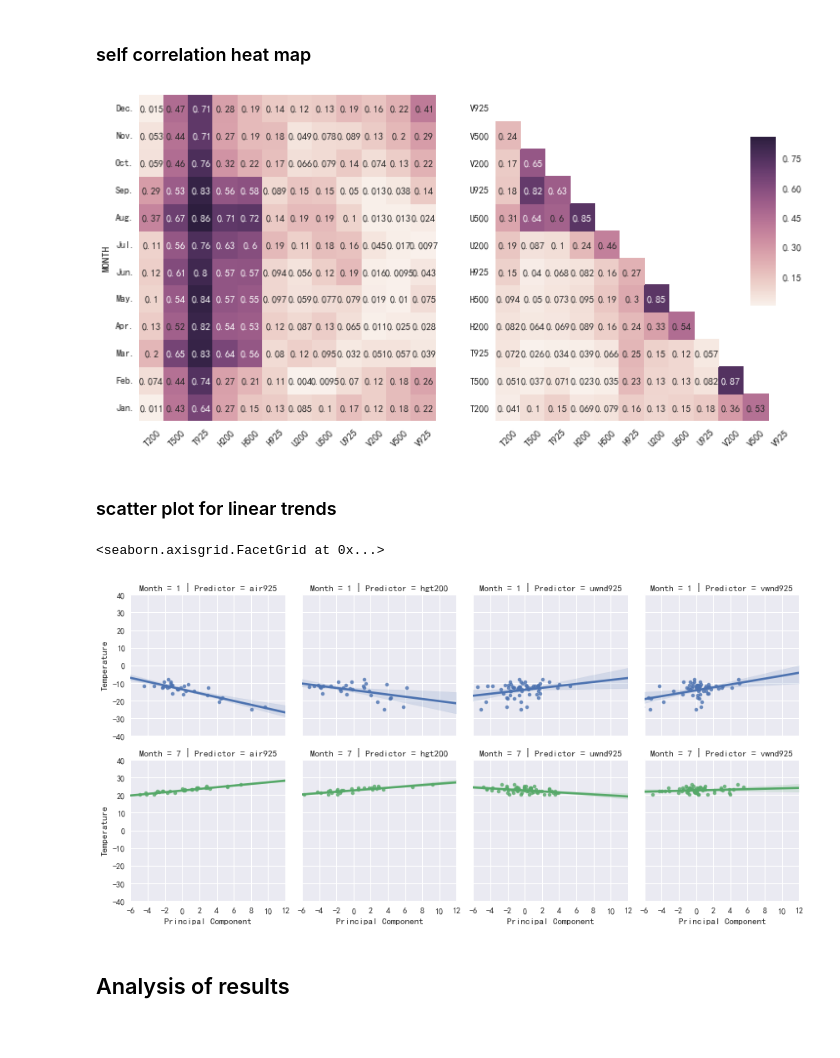
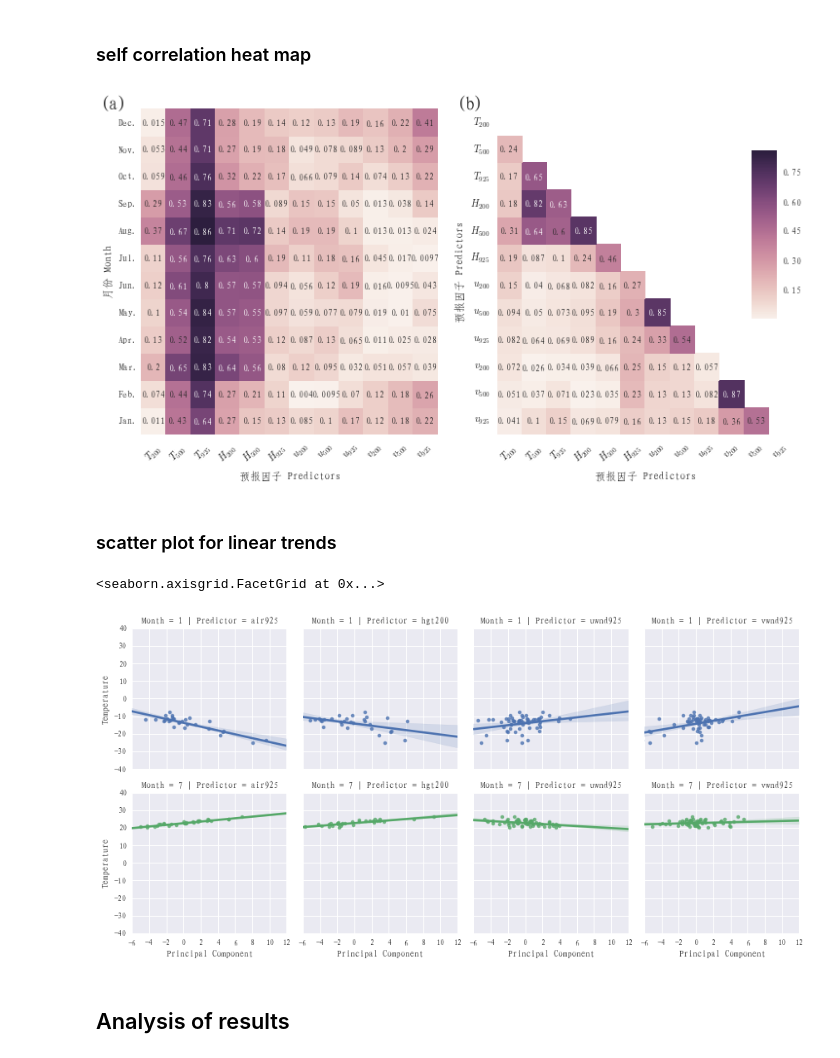
Before and after one commit to Yafei777/Climate-Downscaling, a Jupyter notebook: KZ_paper/KZ_downscaling_code/气候模式统计降尺度评估软件V1.0制图部分.ipynb, the cells around one changed output. Cells and saved outputs as stored; diff of their text form; code cells hidden in the pictures.

```diff
--- a/KZ_paper/KZ_downscaling_code/气候模式统计降尺度评估软件V1.0制图部分.ipynb
+++ b/KZ_paper/KZ_downscaling_code/气候模式统计降尺度评估软件V1.0制图部分.ipynb
@@ -13,7 +13,7 @@ reload(sys)
 sys.setdefaultencoding('utf-8')
 
 import matplotlib as mpl
-mpl.rcParams['font.sans-serif'] = ['FangSong'] #指定默认字体
+mpl.rcParams['font.sans-serif'] = ['FangSong_GB2312'] #指定默认字体
 mpl.rcParams['axes.unicode_minus'] = False # 解决保存图像是负号'-'显示为方块的问题
 # sns.axes_style()，可以看到是否成功设定字体为微软雅黑。
 # %% [markdown]
@@ -348,23 +359,29 @@ corr = self_corr.groupby(level=['MONTH','STATION_NAME']).apply(lambda x: np.corr
 # %%
 with sns.axes_style("white"):
 
     fig, axes = plt.subplots(1,2, figsize=(12,6))
     cbar_ax = fig.add_axes([.85, .4, .03, .4])
 
     mask = np.zeros_like(corr)
     mask[np.triu_indices_from(mask)] = True
 
     sns.heatmap(corr, mask=mask,ax=axes[1], annot=True,cbar_ax=cbar_ax)
-    axes[1].set_xticklabels(['T200', 'T500', 'T925', 'H200', 'H500', 'H925', 'U200', 'U500', 'U925', 'V200', 'V500', 'V925'],rotation=45)
-    axes[1].set_yticklabels(['T200', 'T500', 'T925', 'H200', 'H500', 'H925', 'U200', 'U500', 'U925', 'V200', 'V500', 'V925'],rotation='horizontal')
+    axes[1].set_xticklabels(['$T_{200}$', '$T_{500}$', '$T_{925}$', '$H_{200}$', '$H_{500}$', '$H_{925}$', '$u_{200}$', '$u_{500}$', '$u_{925}$', '$v_{200}$', '$v_{500}$', '$v_{925}$'],rotation=45)
+    l=['$T_{200}$', '$T_{500}$', '$T_{925}$', '$H_{200}$', '$H_{500}$', '$H_{925}$', '$u_{200}$', '$u_{500}$', '$u_{925}$', '$v_{200}$', '$v_{500}$', '$v_{925}$']
+    axes[1].set_yticklabels(l[::-1],rotation='horizontal')
+    axes[1].set_xlabel('预报因子 Predictors')
+    axes[1].set_ylabel('预报因子 Predictors')
 
     plot_heatmap(R2_df, ax=axes[0], cbar_ax=cbar_ax)
-    axes[0].set_xticklabels(['T200', 'T500', 'T925', 'H200', 'H500', 'H925', 'U200', 'U500', 'U925', 'V200', 'V500', 'V925'],rotation=45)
+    axes[0].set_xticklabels(['$T_{200}$', '$T_{500}$', '$T_{925}$', '$H_{200}$', '$H_{500}$', '$H_{925}$', '$u_{200}$', '$u_{500}$', '$u_{925}$', '$v_{200}$', '$v_{500}$', '$v_{925}$'],rotation=45,style='italic')
     axes[0].set_yticklabels(['Jan.', 'Feb.', 'Mar.', 'Apr.', 'May.', 'Jun.', 'Jul.', 'Aug.', 'Sep.', 'Oct.', 'Nov.', 'Dec.'],rotation='horizontal')
-
-plt.savefig('哈图三.png',dpi=500)
+    axes[0].set_xlabel('预报因子 Predictors')
+    axes[0].set_ylabel('月份 Month')
+    axes[0].text(-1.5,12, '(a)', fontsize=20,style='italic')
+    axes[1].text(-1.5,12, '(b)', fontsize=20)
+plt.savefig('哈图三.png',dpi=1000)
 # %% [output]
-[figure, old version]
+[figure, new version]
 # %% [markdown]
 ### scatter plot for linear trends
 # %%
@@ -383,7 +400,7 @@ g.map(sns.regplot, 'Principal Component','Temperature')
 #plt.savefig('KZ_fig_4_scattor.png',dpi=300)
 # %% [output]
 <seaborn.axisgrid.FacetGrid at 0x...>
-[figure, old version]
+[figure, new version]
 # %% [markdown]
 ## Analysis of results
 # %% [markdown]
```
Also changed, not shown: parts of 17 cells of this notebook, 3 other files.
